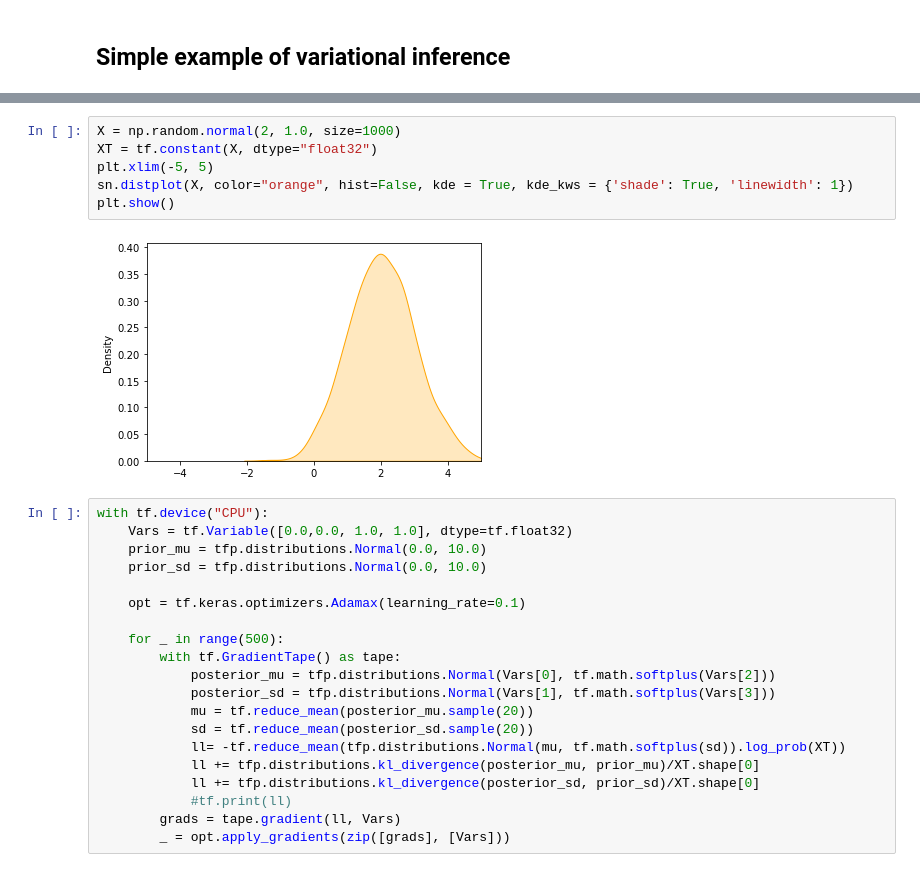
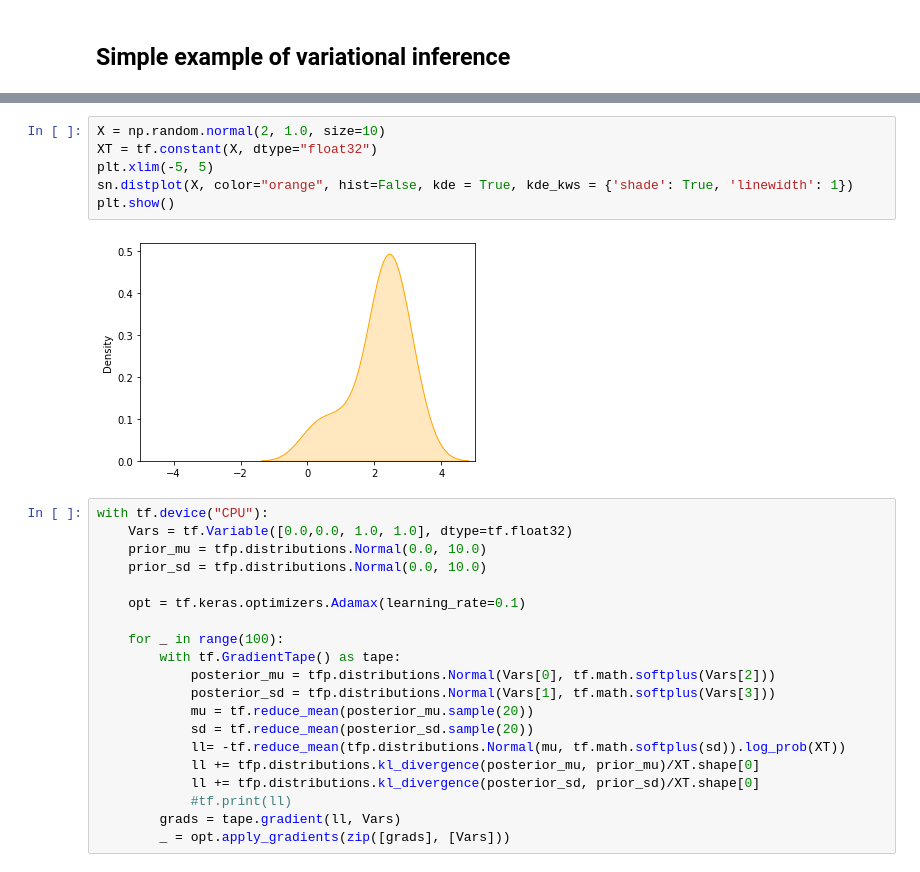
Before and after one commit to MaximilianPi/DNN-Uncertainties, a Jupyter notebook: 01 Variational Inference.ipynb, the cells around one changed output, grey strips where cells are left out. Drawn from its saved outputs; the diff is of its cells as text.

```diff
--- a/01 Variational Inference.ipynb
+++ b/01 Variational Inference.ipynb
@@ -14,11 +12,11 @@ Error:
 # %%
-X = np.random.normal(2, 1.0, size=1000)
+X = np.random.normal(2, 1.0, size=10)
 XT = tf.constant(X, dtype="float32")
 plt.xlim(-5, 5)
 sn.distplot(X, color="orange", hist=False, kde = True, kde_kws = {'shade': True, 'linewidth': 1})
 plt.show()
 # %% [output]
-[figure, old version]
+[figure, new version]
 # %%
 with tf.device("CPU"):
     Vars = tf.Variable([0.0,0.0, 1.0, 1.0], dtype=tf.float32)
@@ -27,7 +25,7 @@ with tf.device("CPU"):
 
     opt = tf.keras.optimizers.Adamax(learning_rate=0.1)
 
-    for _ in range(500):
+    for _ in range(100):
         with tf.GradientTape() as tape:
             posterior_mu = tfp.distributions.Normal(Vars[0], tf.math.softplus(Vars[2]))
             posterior_sd = tfp.distributions.Normal(Vars[1], tf.math.softplus(Vars[3]))
```
Also changed, not shown: parts of 2 cells of this notebook, 4 other files.
